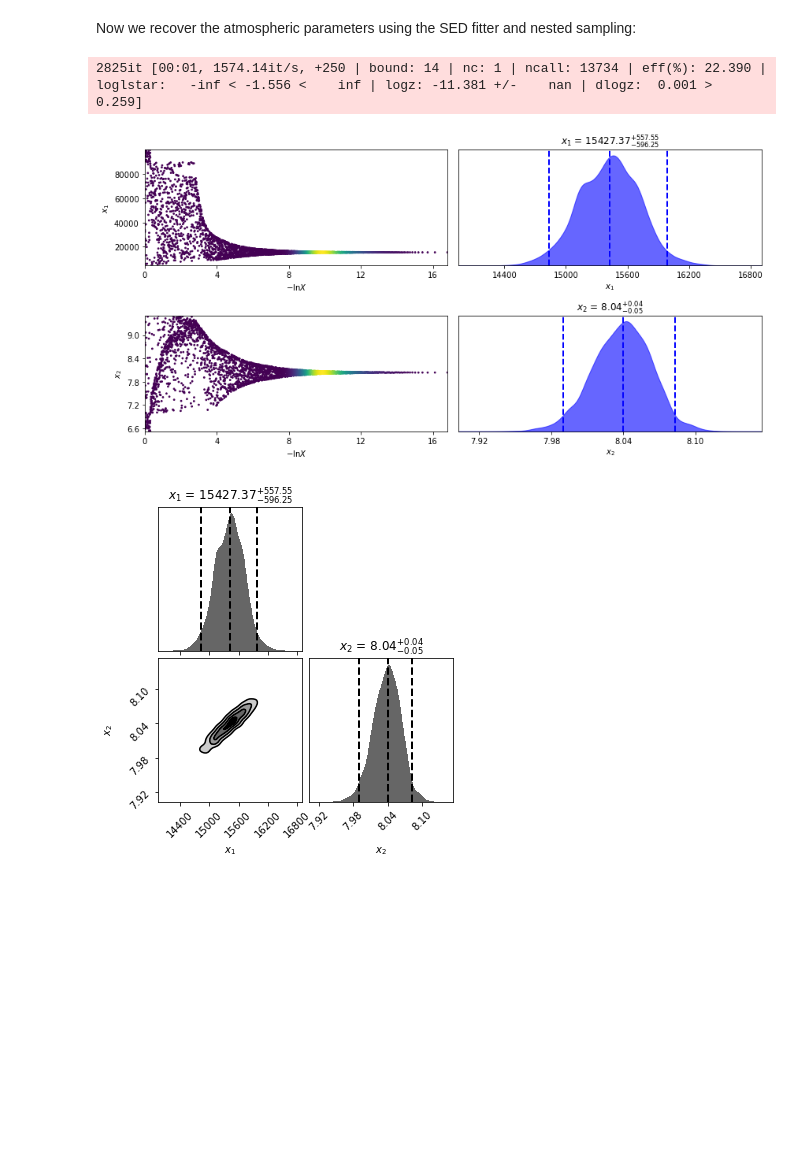
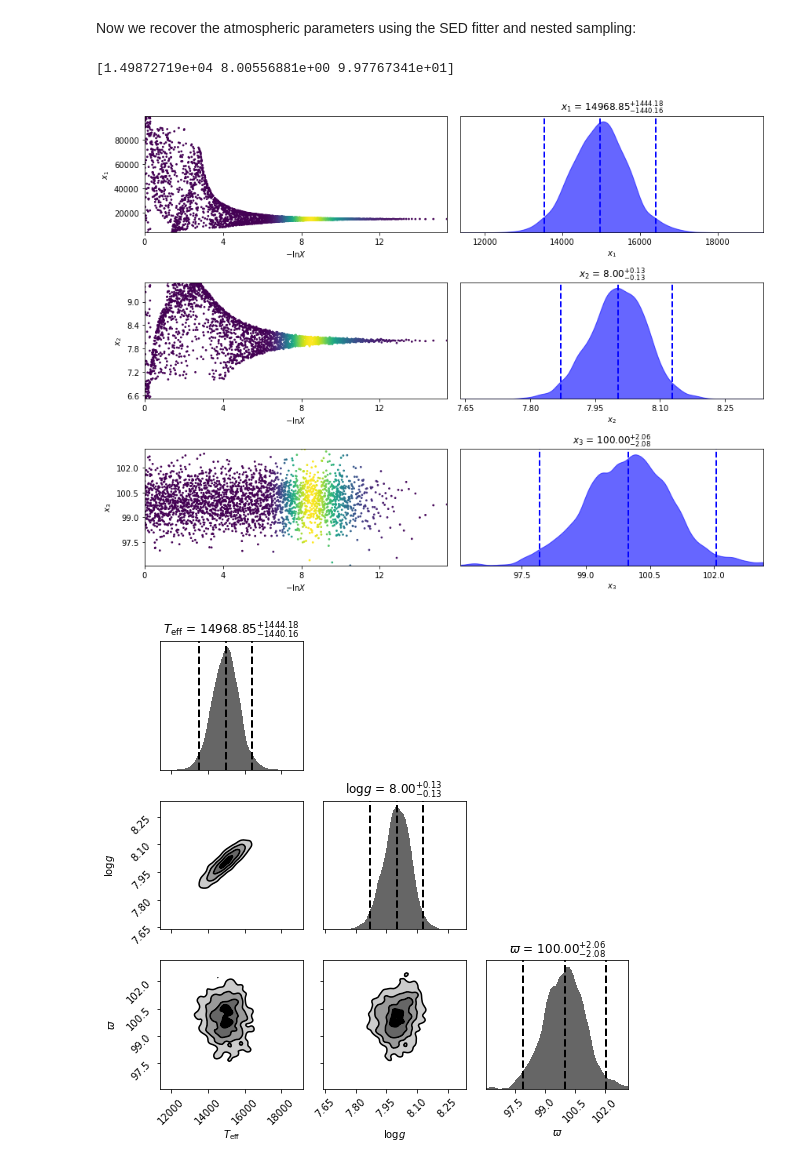
Before and after one commit to SihaoCheng/WD_models, a Jupyter notebook: fitSED_example.ipynb, the cells around one changed output. Drawn from its saved outputs; the diff is of its cells as text; code cells hidden in the pictures; blank space fills up the shorter version.

```diff
--- a/fitSED_example.ipynb
+++ b/fitSED_example.ipynb
@@ -10,12 +12,11 @@ fitsed = FitSED(atm_type = 'H', bands = bands)
 # %% [markdown]
 Let's simulate a mock SED to fit, with T = 15000 K, logg = 8:
 # %%
-sigma = 0.025
+sigma = 0.005
 
-observed_sed = fitsed.model_sed(15000, 8)
-observed_sed += sigma * np.random.normal(size = len(observed_sed))
-
-e_observed_sed = np.repeat(sigma, len(observed_sed))
+observed_sed = fitsed.model_sed(teff = 15000, logg = 8, plx = 100, to_flux = False)# Generate absolute magnitudes
+observed_sed += sigma * observed_sed * np.random.normal(size = len(observed_sed))
+e_observed_sed = sigma * observed_sed
 # %%
 plt.errorbar(bands, observed_sed, yerr = e_observed_sed, color = 'k', linestyle = 'none', marker = 'o')
 plt.gca().invert_yaxis()
@@ -27,8 +28,9 @@ Text(0.5, 0, 'Passband')
 # %% [markdown]
 Now we recover the atmospheric parameters using the SED fitter and nested sampling:
 # %%
-result = fitsed.fit_sed(observed_sed, e_observed_sed, plot_fit = True, plot_trace = True, plot_corner = True)
+result = fitsed.fit(observed_sed, e_observed_sed, (100, 1),
+                    plot_fit = True, plot_trace = True, plot_corner = True)
 # %% [output]
-2825it [00:01, 1574.14it/s, +250 | bound: 14 | nc: 1 | ncall: 13734 | eff(%): 22.390 | loglstar:   -inf < -1.556 <    inf | logz: -11.381 +/-    nan | dlogz:  0.001 >  0.259]
+[1.49872719e+04 8.00556881e+00 9.97767341e+01]
-[figure, old version]
+[figure, new version]
-[figure, old version]
+[figure, new version]
```
Also changed, not shown: parts of 3 cells of this notebook, 1 other file.
